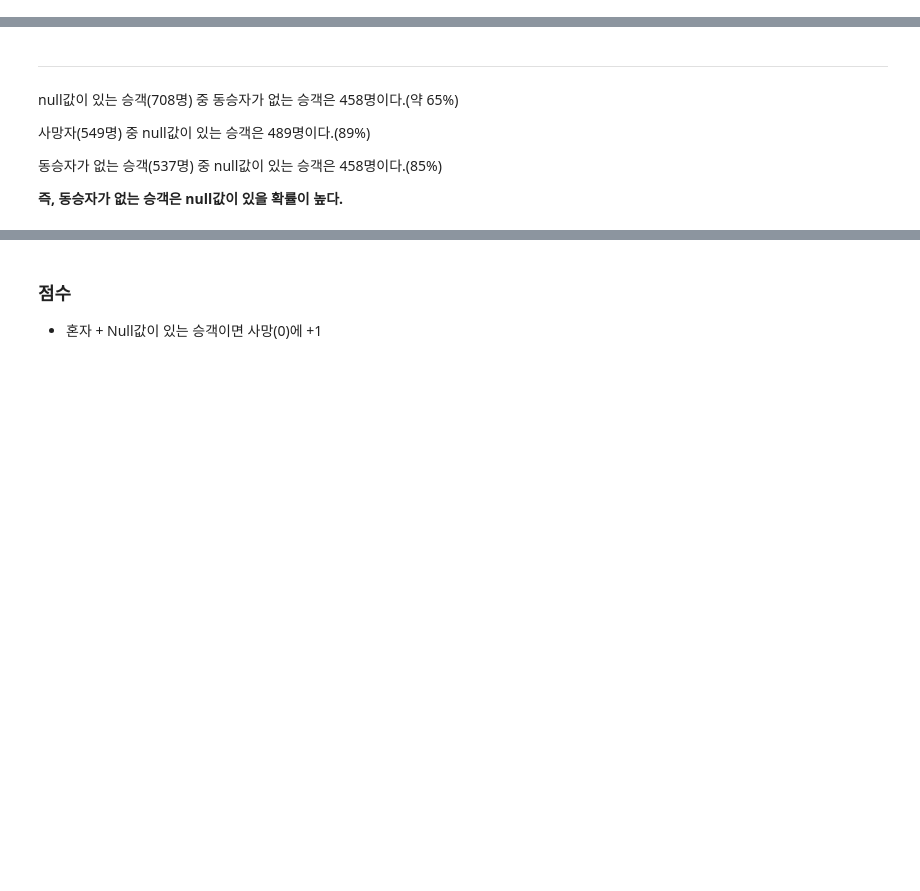
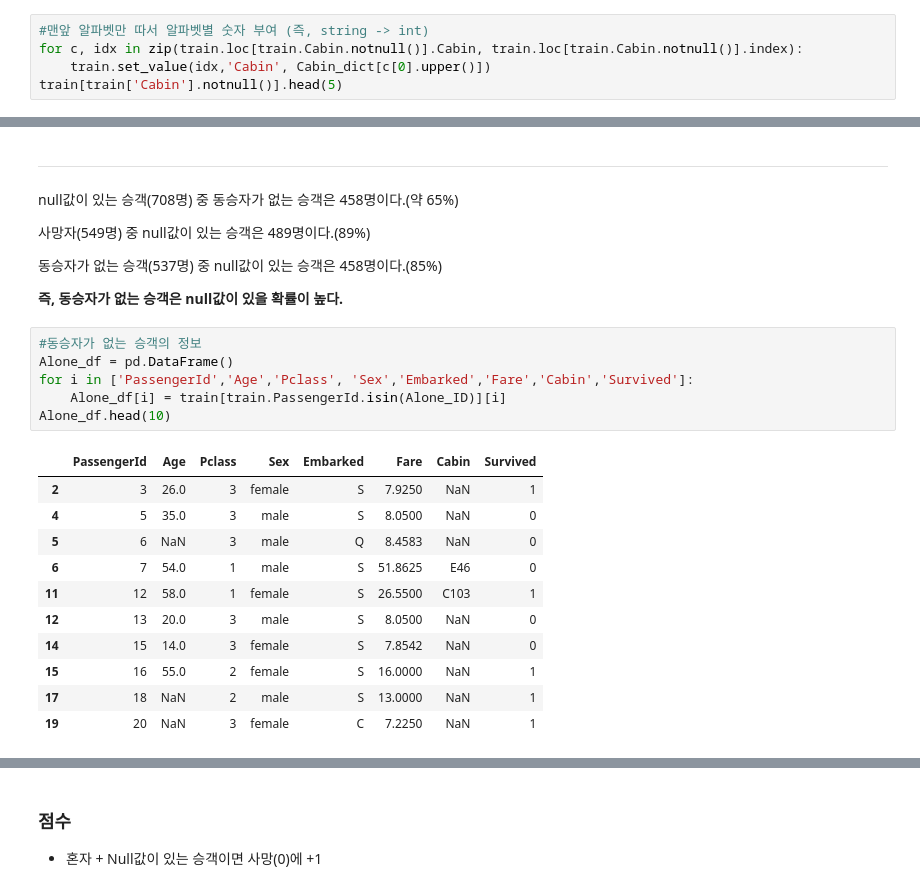
Before and after one commit to Abdumaleek/Kaggle-Titanic, a Jupyter notebook: New Titanic.ipynb, the cells around one changed output, grey strips where cells are left out. Saved outputs shown, nothing was run; the diff lists cells and outputs as text; blank space fills up the shorter version.

```diff
--- a/New Titanic.ipynb
+++ b/New Titanic.ipynb
@@ -141,0 +334,5 @@ Survived_num = 342
+# %%
+#맨앞 알파벳만 따서 알파벳별 숫자 부여 (즉, string -> int)
+for c, idx in zip(train.loc[train.Cabin.notnull()].Cabin, train.loc[train.Cabin.notnull()].index):
+    train.set_value(idx,'Cabin', Cabin_dict[c[0].upper()])
+train[train['Cabin'].notnull()].head(5)
@@ -277,3 +650,21 @@ null값이 있는 승객(708명) 중 동승자가 없는 승객은 458명이다.
 동승자가 없는 승객(537명) 중 null값이 있는 승객은 458명이다.(85%)
 
 <strong>즉, 동승자가 없는 승객은 null값이 있을 확률이 높다.</strong>
+# %%
+#동승자가 없는 승객의 정보
+Alone_df = pd.DataFrame()
+for i in ['PassengerId','Age','Pclass', 'Sex','Embarked','Fare','Cabin','Survived']:
+    Alone_df[i] = train[train.PassengerId.isin(Alone_ID)][i]
+Alone_df.head(10)
+# %% [output]
+|  | PassengerId | Age | Pclass | Sex | Embarked | Fare | Cabin | Survived |
+| 2 | 3 | 26.0 | 3 | female | S | 7.9250 | NaN | 1 |
+| 4 | 5 | 35.0 | 3 | male | S | 8.0500 | NaN | 0 |
+| 5 | 6 | NaN | 3 | male | Q | 8.4583 | NaN | 0 |
+| 6 | 7 | 54.0 | 1 | male | S | 51.8625 | E46 | 0 |
+| 11 | 12 | 58.0 | 1 | female | S | 26.5500 | C103 | 1 |
+| 12 | 13 | 20.0 | 3 | male | S | 8.0500 | NaN | 0 |
+| 14 | 15 | 14.0 | 3 | female | S | 7.8542 | NaN | 0 |
+| 15 | 16 | 55.0 | 2 | female | S | 16.0000 | NaN | 1 |
+| 17 | 18 | NaN | 2 | male | S | 13.0000 | NaN | 1 |
+| 19 | 20 | NaN | 3 | female | C | 7.2250 | NaN | 1 |
```
Also changed, not shown: parts of 78 cells of this notebook.
